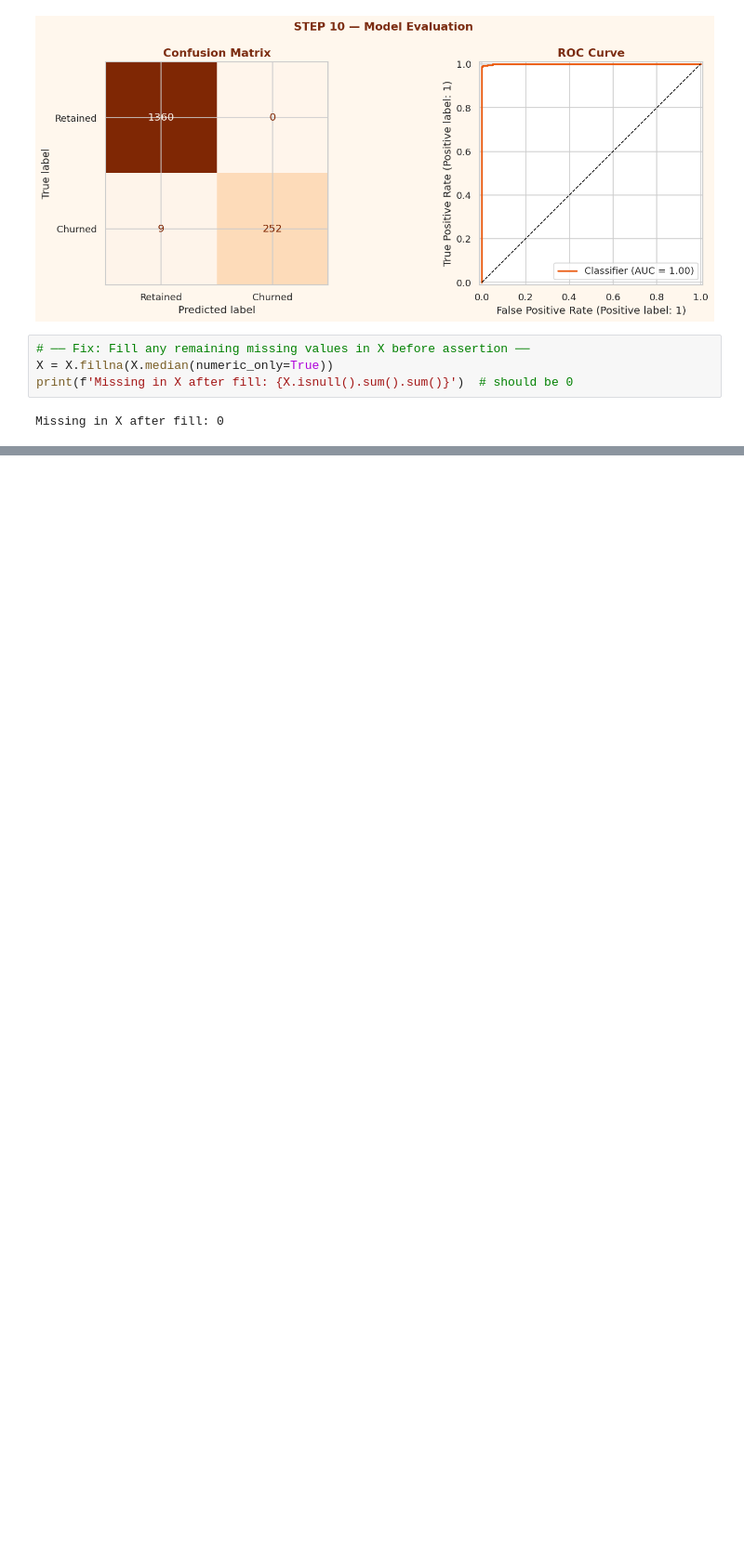
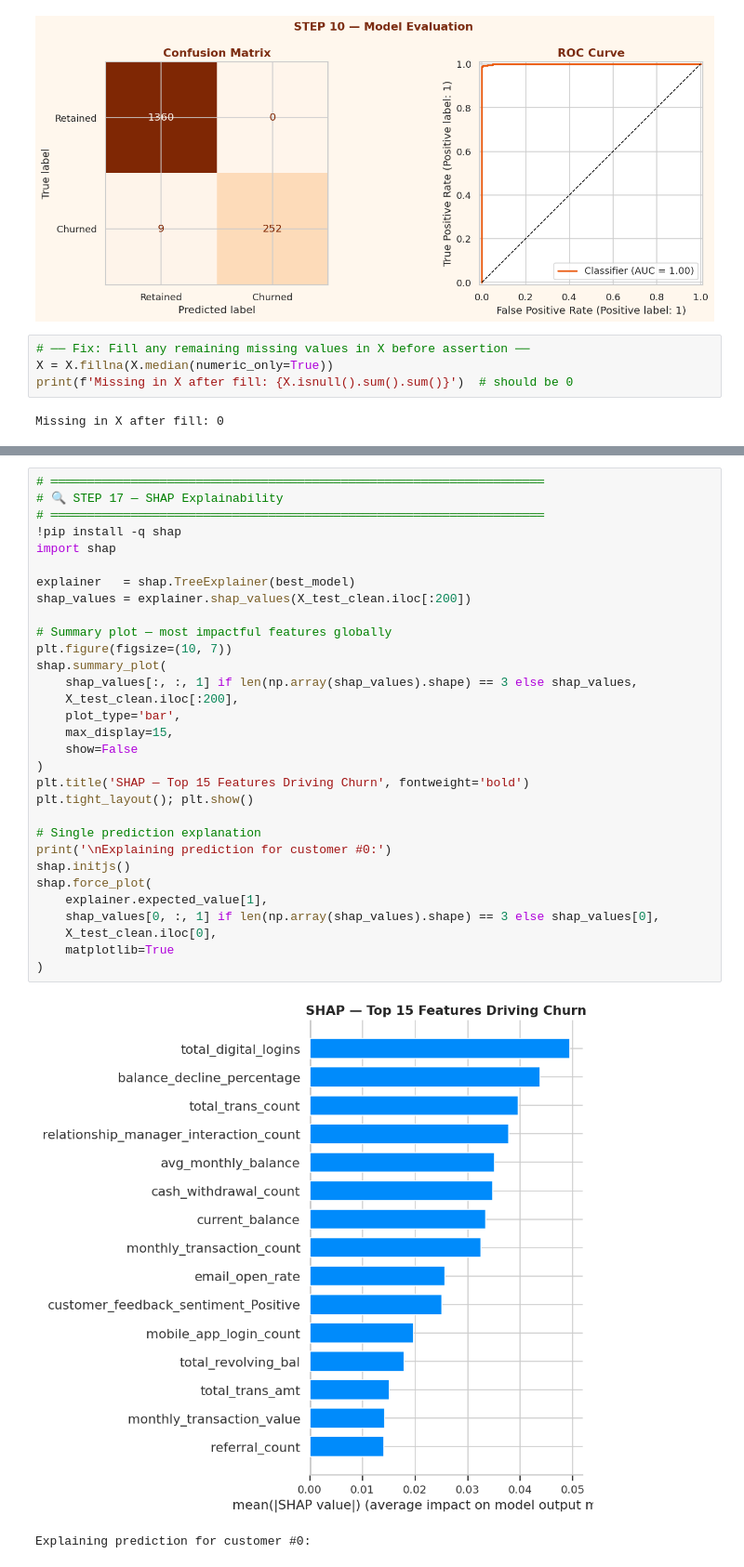
Before and after one commit to ayushi226-del/churnzero, a Jupyter notebook: churn_0.ipynb, the cells around one changed output, grey strips where cells are left out. Shown at 93% size. Cells and saved outputs as stored; diff of their text form; blank space fills up the shorter version.

```diff
--- a/churn_0.ipynb
+++ b/churn_0.ipynb
@@ -1317,0 +1597,34 @@ Missing in X after fill: 0
+# %%
+# ════════════════════════════════════════════════════════════════════
+# 🔍 STEP 17 — SHAP Explainability
+# ════════════════════════════════════════════════════════════════════
+!pip install -q shap
+import shap
+
+explainer   = shap.TreeExplainer(best_model)
+shap_values = explainer.shap_values(X_test_clean.iloc[:200])
+
+# Summary plot — most impactful features globally
+plt.figure(figsize=(10, 7))
+shap.summary_plot(
+    shap_values[:, :, 1] if len(np.array(shap_values).shape) == 3 else shap_values,
+    X_test_clean.iloc[:200],
+    plot_type='bar',
+    max_display=15,
+    show=False
+)
+plt.title('SHAP — Top 15 Features Driving Churn', fontweight='bold')
+plt.tight_layout(); plt.show()
+
+# Single prediction explanation
+print('\nExplaining prediction for customer #0:')
+shap.initjs()
+shap.force_plot(
+    explainer.expected_value[1],
+    shap_values[0, :, 1] if len(np.array(shap_values).shape) == 3 else shap_values[0],
+    X_test_clean.iloc[0],
+    matplotlib=True
+)
+# %% [output]
+[figure, added]
+Explaining prediction for customer #0:
```
Also changed, not shown: parts of 9 cells of this notebook.
